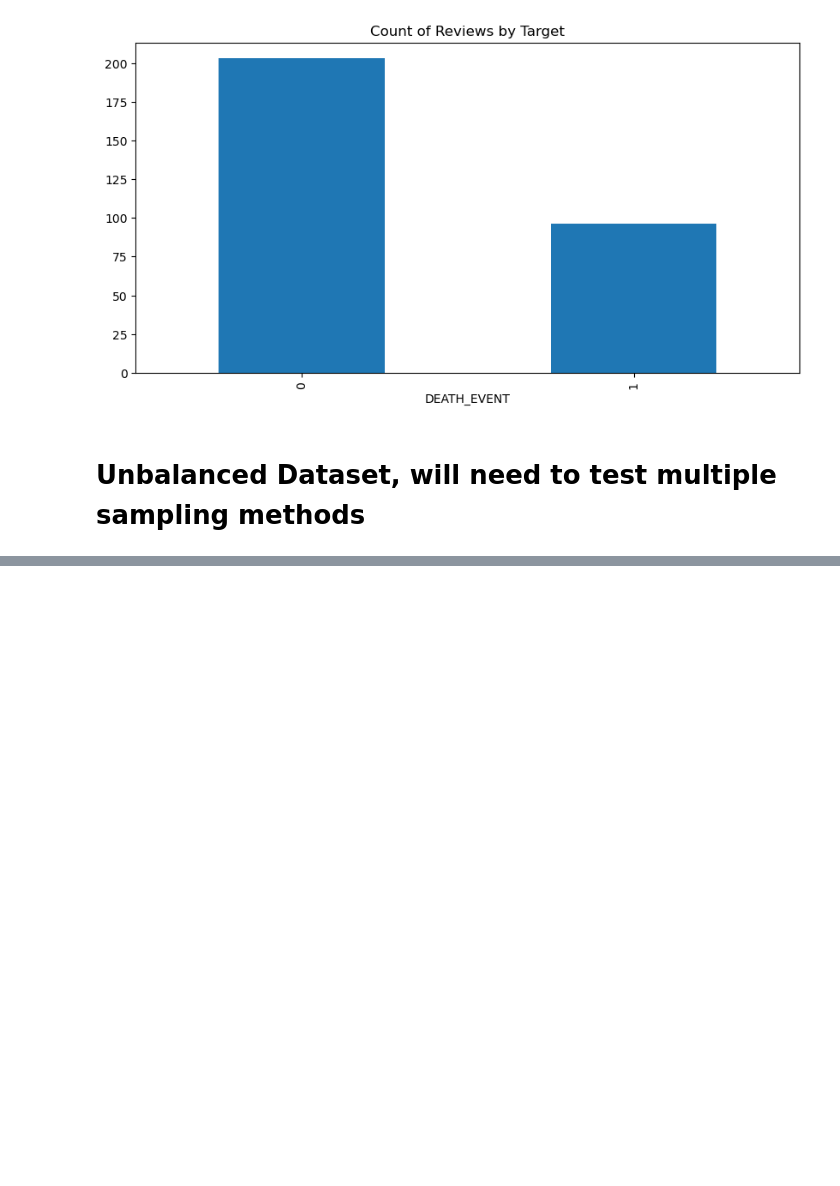
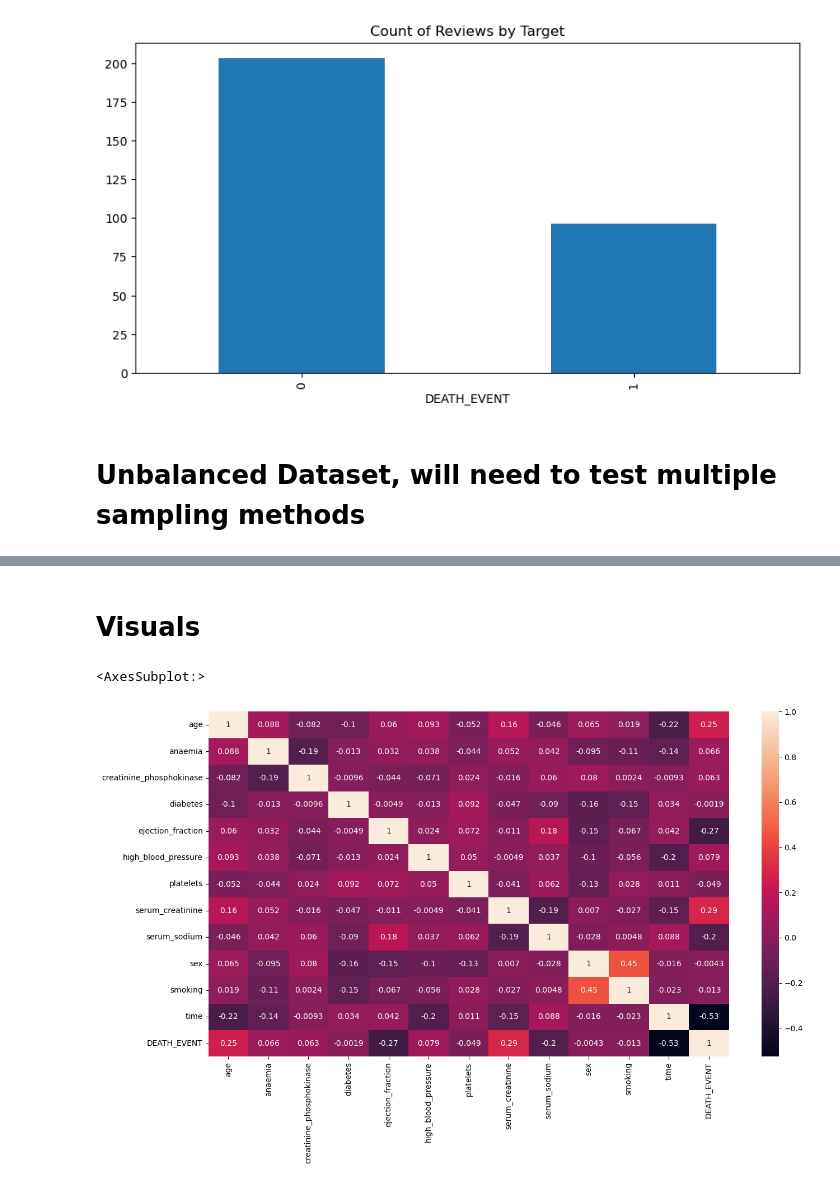
Before and after one commit to MaukanMir/Survival-Patient-Heart-Failure-Classification, a Jupyter notebook: training.ipynb, the cells around one changed output, grey strips where cells are left out. Cells and saved outputs as stored; diff of their text form; code cells hidden in the pictures; blank space fills up the shorter version.

Commit message:
added new sns heatmap

```diff
--- a/training.ipynb
+++ b/training.ipynb
@@ -169,0 +199,8 @@ Class=0, Count=203, Percentage=67.893%
+# %% [markdown]
+# Visuals
+# %%
+plt.figure(figsize=(15, 8))
+sns.heatmap(data=df.corr(), annot=True)
+# %% [output]
+<AxesSubplot:>
+[figure, added]
```
Also changed, not shown: parts of 2 cells of this notebook.
